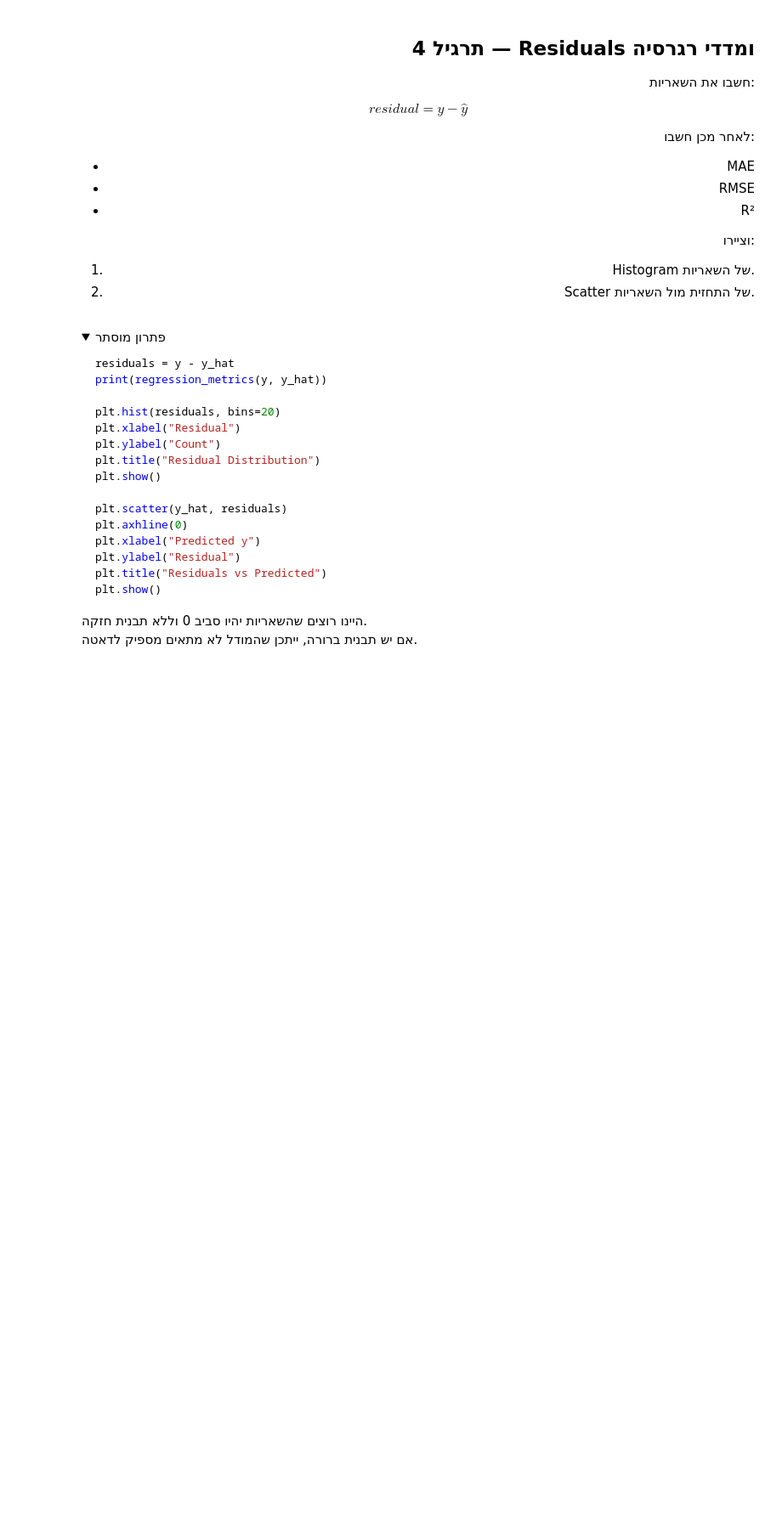
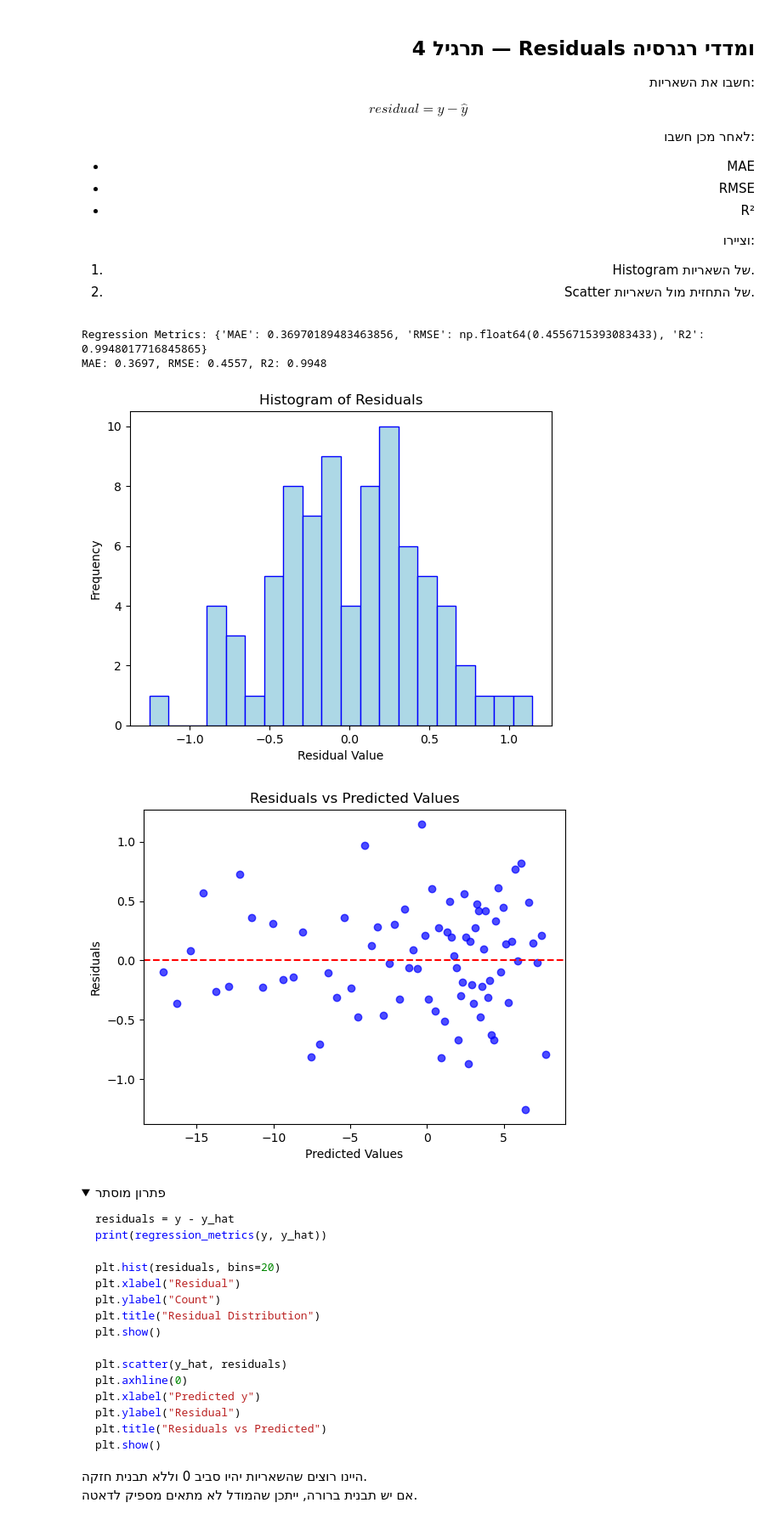
Before and after one commit to spacentime/he-ai-engineer-course, a Jupyter notebook: src/practice06/class6.ipynb, the cells around one changed output. Shown at 85% size. Drawn from its saved outputs; the diff is of its cells as text; code cells hidden in the pictures; folded sections open; blank space fills up the shorter version.

```diff
--- a/src/practice06/class6.ipynb
+++ b/src/practice06/class6.ipynb
@@ -326,13 +361,36 @@ $$
 </div>
 # %%
 # TODO: חשבו residuals ומדדים
-# residuals = ...
+residuals = y - y_hat
 
 # TODO: השתמשו בפונקציה regression_metrics
+metrics = regression_metrics(y, y_hat)
+print("Regression Metrics:", metrics)
+
+mae = metrics["MAE"]
+rmse = metrics["RMSE"]
+r2 = metrics["R2"]
+print(f"MAE: {mae:.4f}, RMSE: {rmse:.4f}, R2: {r2:.4f}")
 
 # TODO: ציירו histogram של residuals
+plt.hist(residuals, bins=20, color="lightblue", edgecolor="blue")
+plt.xlabel("Residual Value")
+plt.ylabel("Frequency")
+plt.title("Histogram of Residuals")
+plt.show()
 
 # TODO: ציירו residuals vs predicted
+plt.scatter(y_hat, residuals, color="blue", alpha=0.7)
+plt.axhline(0, color="red", linestyle="--")
+plt.xlabel("Predicted Values")
+plt.ylabel("Residuals")
+plt.title("Residuals vs Predicted Values")
+plt.show()
+# %% [output]
+Regression Metrics: {'MAE': 0.36970189483463856, 'RMSE': np.float64(0.4556715393083433), 'R2': 0.9948017716845865}
+MAE: 0.3697, RMSE: 0.4557, R2: 0.9948
+[figure, added]
+[figure, added]
 # %% [markdown]
 <details dir="rtl">
 <summary>פתרון מוסתר</summary>
```
Also changed, not shown: parts of 10 cells of this notebook.
